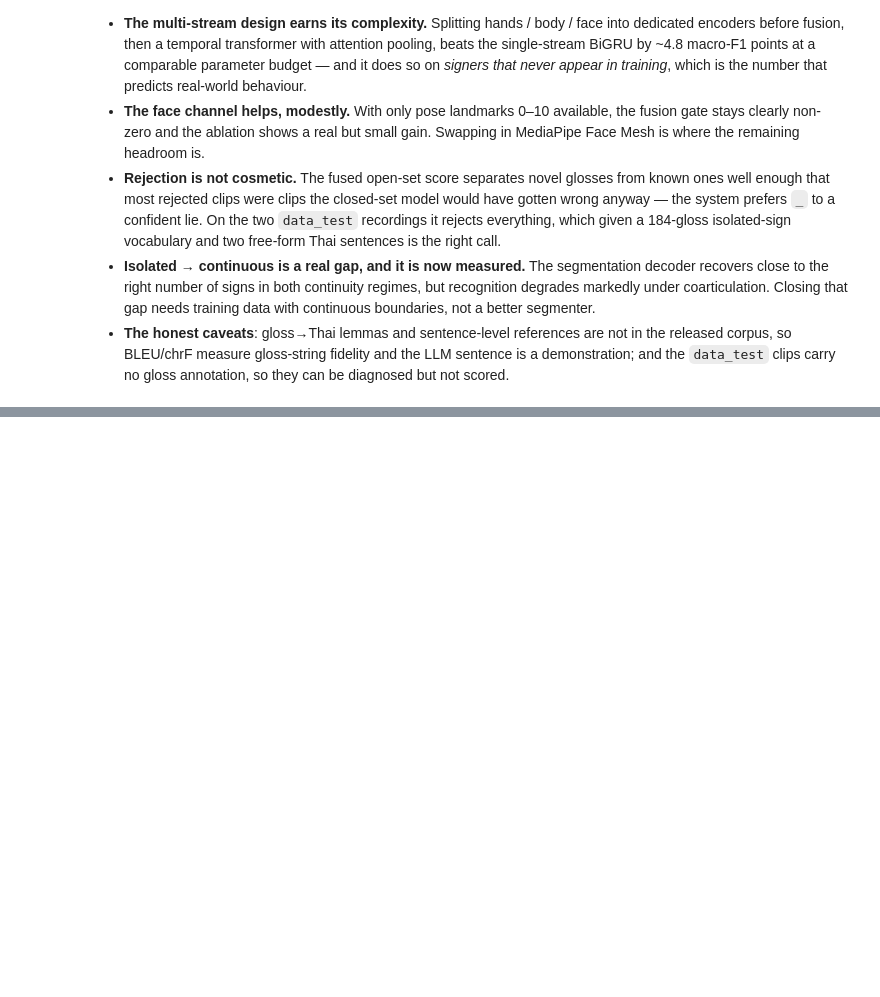
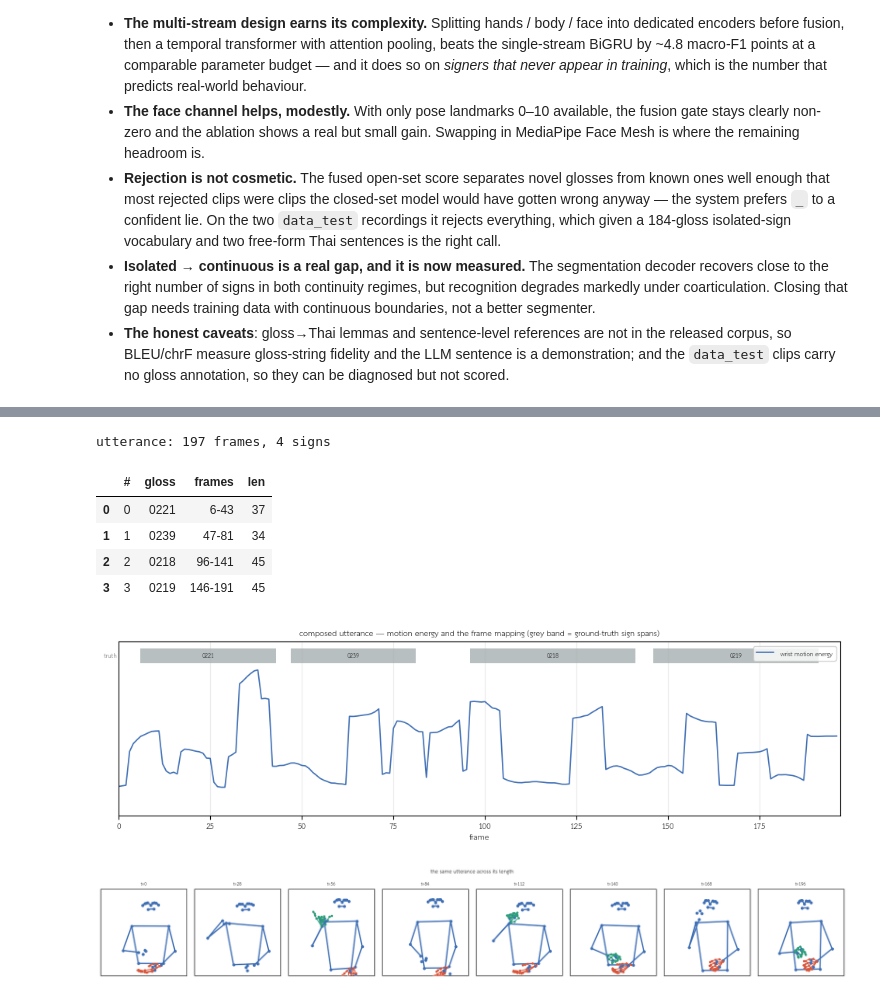
Before and after one commit to ftkbyond77/SLM-Labs, a Jupyter notebook: slm_labs.ipynb, the cells around one changed output, grey strips where cells are left out. Cells and saved outputs as stored; diff of their text form; code cells hidden in the pictures; blank space fills up the shorter version.

```diff
--- a/slm_labs.ipynb
+++ b/slm_labs.ipynb
@@ -1319,0 +1450,23 @@ print(json.dumps({k: v for k, v in RESULTS.items() if k != "openset"}, indent=1,
+# %%
+from modules import composer as CP, seq_model as SM, seq_train as ST
+from modules import reader as RD, lexicon as LX
+from dataclasses import replace
+
+# A composed utterance NEVER mixes partitions, so the signer-independent split
+# from §5 survives intact into the sequence stage.
+POOL = {k: ([clips[i] for i in idx], df["label"].to_numpy()[idx])
+        for k, idx in (("train", SPLIT.train), ("val", SPLIT.val), ("test", SPLIT.test))}
+
+FLUENT = CP.ComposeConfig()                        # what real signing looks like
+COART  = FLUENT.preset_clean()                     # coarticulated, no camera effects
+PAUSED = FLUENT.preset_paused().preset_clean()     # a hold at every boundary
+V12    = FLUENT.preset_v12()                       # v1.2-style: fixed tempo, 14-frame rests
+
+REGIMES = {"v12_style": V12, "paused": PAUSED,
+           "coarticulated": COART, "real_world": FLUENT}
+
+show = ["speed", "trans_frames", "hold_p", "coartic", "scale_range",
+        "fps_scale", "hand_drop_burst_p", "coord_noise"]
+display(pd.DataFrame({k: {f: str(getattr(c, f)) for f in show}
+                      for k, c in REGIMES.items()}))
+print("real_world is the distribution v2 trains on, and the one data_test/ lives in.")
@@ -1319,0 +1484,25 @@ print(json.dumps({k: v for k, v in RESULTS.items() if k != "openset"}, indent=1,
+# %%
+# --- one composed utterance, with its frame mapping ---
+rng_demo = np.random.default_rng(11)
+demo_utt = CP.compose(*POOL["test"], rng_demo, FLUENT, n_signs=4)
+print(f"utterance: {len(demo_utt)} frames, {demo_utt.n_signs} signs")
+display(pd.DataFrame([{"#": i, "gloss": CLASS_NAMES[l], "frames": f"{s}-{e}", "len": e - s}
+                      for i, (l, (s, e)) in enumerate(zip(demo_utt.labels, demo_utt.spans))]))
+
+fig, ax = plt.subplots(figsize=(12, 2.9))
+viz.utterance_map(demo_utt.clip, demo_utt.spans, demo_utt.labels, ax=ax,
+                  class_names=CLASS_NAMES,
+                  title="composed utterance — motion energy and the frame mapping "
+                        "(grey band = ground-truth sign spans)")
+plt.show()
+fig = viz.frame_strip(demo_utt.clip, n=8, title="the same utterance across its length")
+plt.show()
+# %% [output]
+utterance: 197 frames, 4 signs
+|  | # | gloss | frames | len |
+| 0 | 0 | 0221 | 6-43 | 37 |
+| 1 | 1 | 0239 | 47-81 | 34 |
+| 2 | 2 | 0218 | 96-141 | 45 |
+| 3 | 3 | 0219 | 146-191 | 45 |
+[figure, added]
+[figure, added]
```
Also changed, not shown: parts of 55 cells of this notebook, 25 other files.
